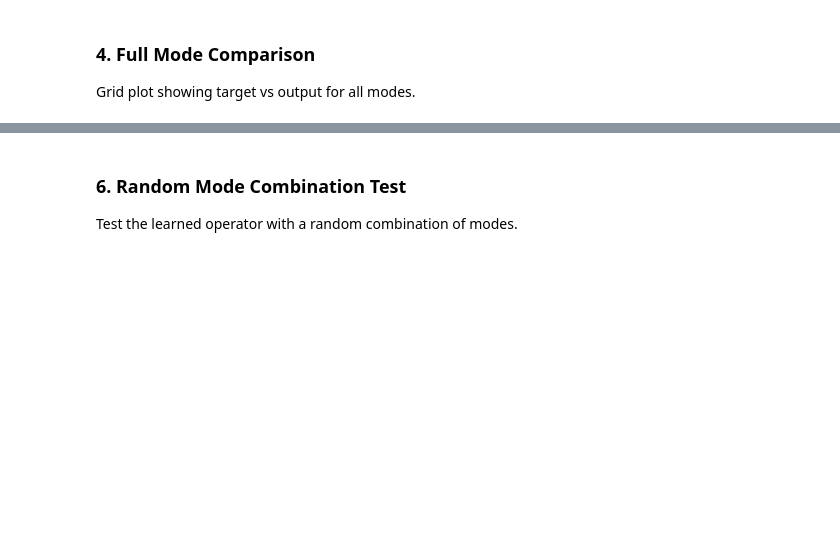
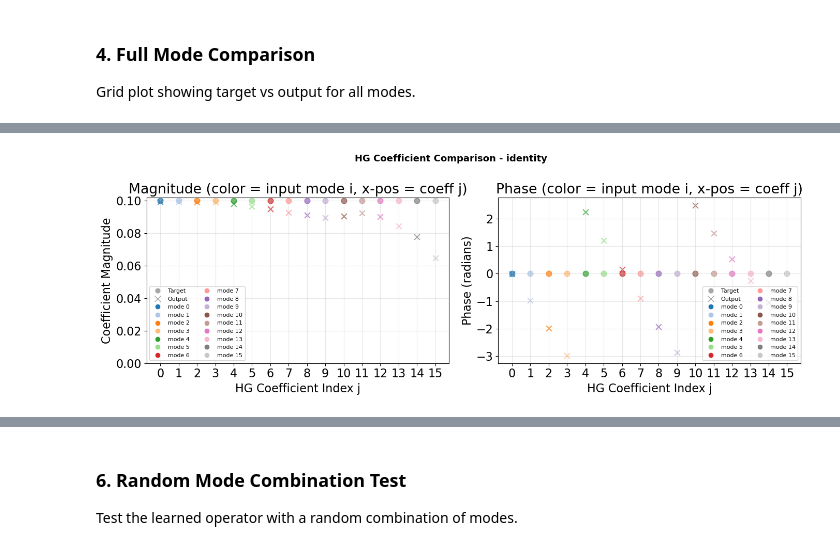
Before and after one commit to lukass16/LGW-Lab-NLSE, a Jupyter notebook: NLSE in PyTorch/analyze_xpm_unitary.ipynb, the cells around one changed output, grey strips where cells are left out. Cells and saved outputs as stored; diff of their text form; code cells hidden in the pictures; blank space fills up the shorter version.

```diff
--- a/NLSE in PyTorch/analyze_xpm_unitary.ipynb
+++ b/NLSE in PyTorch/analyze_xpm_unitary.ipynb
@@ -537,0 +540,92 @@ plot_mode_comparison_hg(y, A_j_evolution, hg_basis, dt, transformation_name=tran
+# %%
+def plot_mode_hg_coeffs(y, A_j_evolution, hg_basis, dt, num_modes=None, threshold_percent = 0.5, transformation_name=""):
+    # y: (B, Nt), A_j_evolution: (B, Nt, Nz+1)
+    B = y.shape[0]
+    if num_modes is None:
+        num_modes = B
+
+    coeff_target = []
+    coeff_output = []
+    for mode_idx in range(B):
+        c_target = time_to_trunc_hg(y[mode_idx].detach(), hg_basis, dt, num_modes).cpu().numpy()
+        c_output = time_to_trunc_hg(A_j_evolution[mode_idx, :, -1].detach(), hg_basis, dt, num_modes).cpu().numpy()
+        coeff_target.append(c_target)
+        coeff_output.append(c_output)
+    coeff_target = np.stack(coeff_target)  # (B, num_modes) — row i = output coefficients for input mode i
+    coeff_output = np.stack(coeff_output)  # (B, num_modes)
+
+    coeff_indices = np.arange(num_modes)
+    colors = plt.cm.tab20(np.arange(B))
+
+    fig, axes = plt.subplots(1, 2, figsize=(14, 5))
+
+    # --- Magnitude plot ---
+    ax1 = axes[0]
+    for i in range(B):
+        row_max = np.max(np.abs(coeff_target[i, :]))
+        if row_max == 0:
+            continue
+        significant = np.abs(coeff_target[i, :]) > threshold_percent * row_max #* note: filtering is based on target coefficients
+        js = coeff_indices[significant]
+
+        ax1.scatter(js, np.abs(coeff_target[i, js]), s=60, c=[colors[i]], marker='o', alpha=0.7)
+        ax1.scatter(js, np.abs(coeff_output[i, js]), s=60, c=[colors[i]], marker='x', alpha=0.7)
+
+    ax1.set_xlabel('HG Coefficient Index j')
+    ax1.set_ylabel('Coefficient Magnitude')
+    ax1.set_title('Magnitude (color = input mode i, x-pos = coeff j)')
+    ax1.set_ylim(bottom=0)
+    ax1.grid(True, alpha=0.3)
+    ax1.set_xticks(coeff_indices)
+
+    legend_elements = [
+        plt.Line2D([0], [0], marker='o', color='w', markerfacecolor='gray', label='Target', markersize=8, alpha=0.7),
+        plt.Line2D([0], [0], marker='x', color='w', markerfacecolor='gray', markeredgecolor='gray', label='Output', markersize=8, alpha=0.7),
+    ] + [
+        plt.Line2D([0], [0], marker='o', color='w', markerfacecolor=colors[i], label=f'mode {i}', markersize=8)
+        for i in range(B)
+    ]
+    ax1.legend(handles=legend_elements, fontsize=8, ncol=2)
+
+    # --- Phase plot ---
+    ax2 = axes[1]
+    target_phase = np.angle(coeff_target)
+    output_phase = np.angle(coeff_output)
+
+    for i in range(B):
+        row_max = np.max(np.abs(coeff_target[i, :]))
+        if row_max == 0:
+            continue
+        significant = np.abs(coeff_target[i, :]) > 0.5 * row_max
+        js = coeff_indices[significant]
+
+        ax2.scatter(js, target_phase[i, js], s=60, c=[colors[i]], marker='o', alpha=0.7)
+        ax2.scatter(js, output_phase[i, js], s=60, c=[colors[i]], marker='x', alpha=0.7)
+
+    ax2.set_xlabel('HG Coefficient Index j')
+    ax2.set_ylabel('Phase (radians)')
+    ax2.set_title('Phase (color = input mode i, x-pos = coeff j)')
+    ax2.grid(True, alpha=0.3)
+    ax2.set_xticks(coeff_indices)
+
+    legend_elements_phase = [
+        plt.Line2D([0], [0], marker='o', color='w', markerfacecolor='gray', label='Target', markersize=8, alpha=0.7),
+        plt.Line2D([0], [0], marker='x', color='w', markerfacecolor='gray', markeredgecolor='gray', label='Output', markersize=8, alpha=0.7),
+    ] + [
+        plt.Line2D([0], [0], marker='o', color='w', markerfacecolor=colors[i], label=f'mode {i}', markersize=8)
+        for i in range(B)
+    ]
+    ax2.legend(handles=legend_elements_phase, fontsize=8, ncol=2)
+
+    plt.suptitle(f'HG Coefficient Comparison - {transformation_name}', fontsize=13, fontweight='bold')
+    plt.tight_layout()
+    plt.show()
+
+    coeff_error = np.abs(coeff_target - coeff_output)
+    print(f"\nHG Coefficient Error Metrics:")
+    print(f"  Mean coefficient error: {coeff_error.mean().item():.2e}")
+    print(f"  Max coefficient error: {coeff_error.max().item():.2e}")
+
+plot_mode_hg_coeffs(y, A_j_evolution, hg_basis, dt, num_modes = 16, threshold_percent = 0.01, transformation_name=transformation_name)
+# %% [output]
+[figure, added]
```
Also changed, not shown: parts of 13 cells of this notebook, 1 other file.
